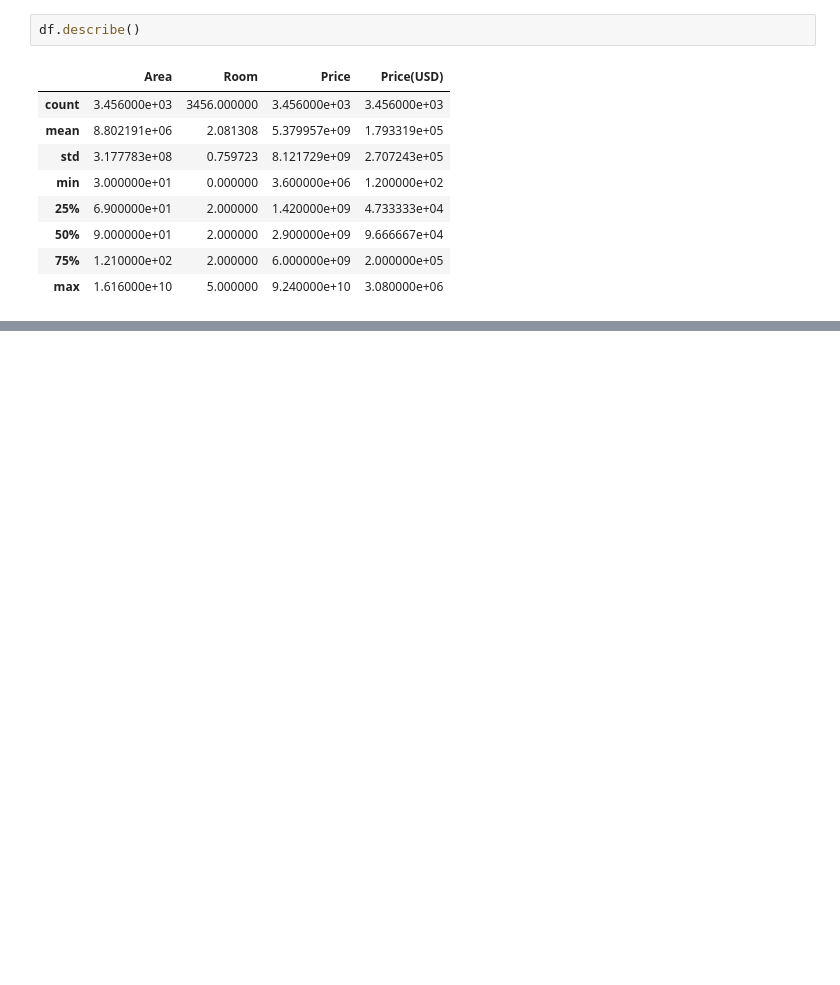
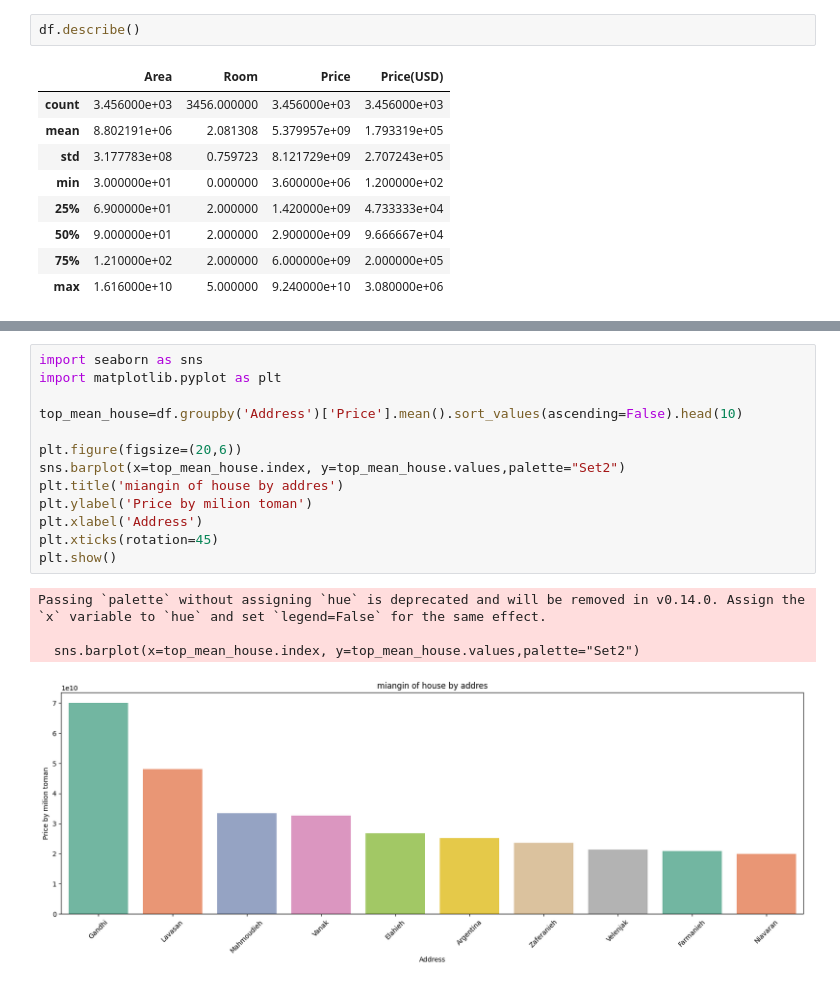
Before and after one commit to sajjadkhazaei/house-prices-in-tehran, a Jupyter notebook: house prices.ipynb, the cells around one changed output, grey strips where cells are left out. Cells and saved outputs as stored; diff of their text form; blank space fills up the shorter version.

```diff
--- a/house prices.ipynb
+++ b/house prices.ipynb
@@ -100,0 +150,18 @@ df.head()
+# %%
+import seaborn as sns
+import matplotlib.pyplot as plt
+
+top_mean_house=df.groupby('Address')['Price'].mean().sort_values(ascending=False).head(10)
+
+plt.figure(figsize=(20,6))
+sns.barplot(x=top_mean_house.index, y=top_mean_house.values,palette="Set2")
+plt.title('miangin of house by addres')
+plt.ylabel('Price by milion toman')
+plt.xlabel('Address')
+plt.xticks(rotation=45)
+plt.show()
+# %% [output]
+Passing `palette` without assigning `hue` is deprecated and will be removed in v0.14.0. Assign the `x` variable to `hue` and set `legend=False` for the same effect.
+
+  sns.barplot(x=top_mean_house.index, y=top_mean_house.values,palette="Set2")
+[figure, added]
```
Also changed, not shown: parts of 14 cells of this notebook.
